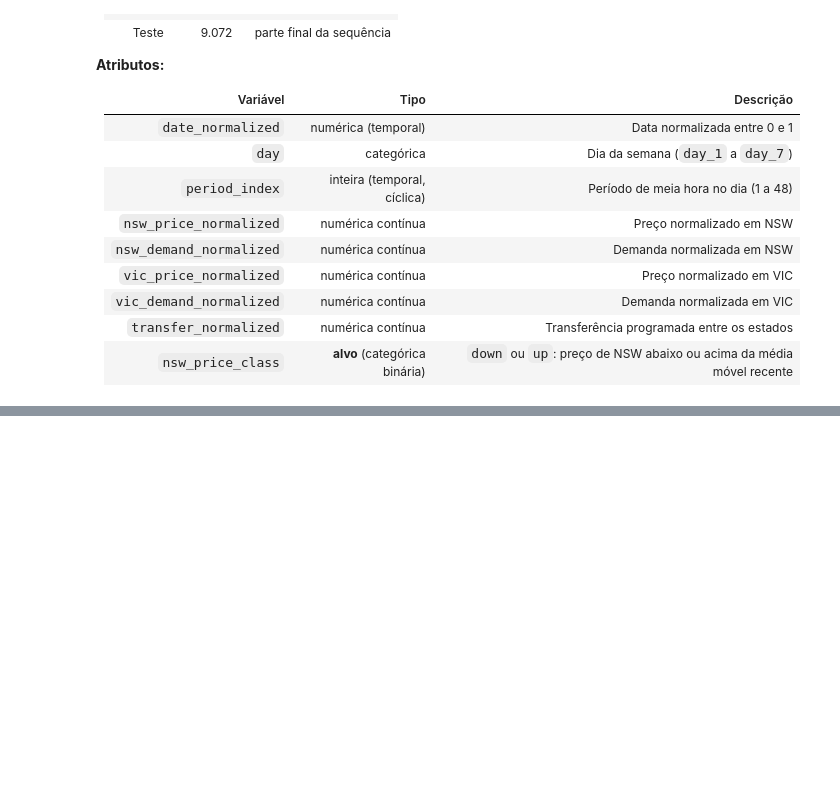
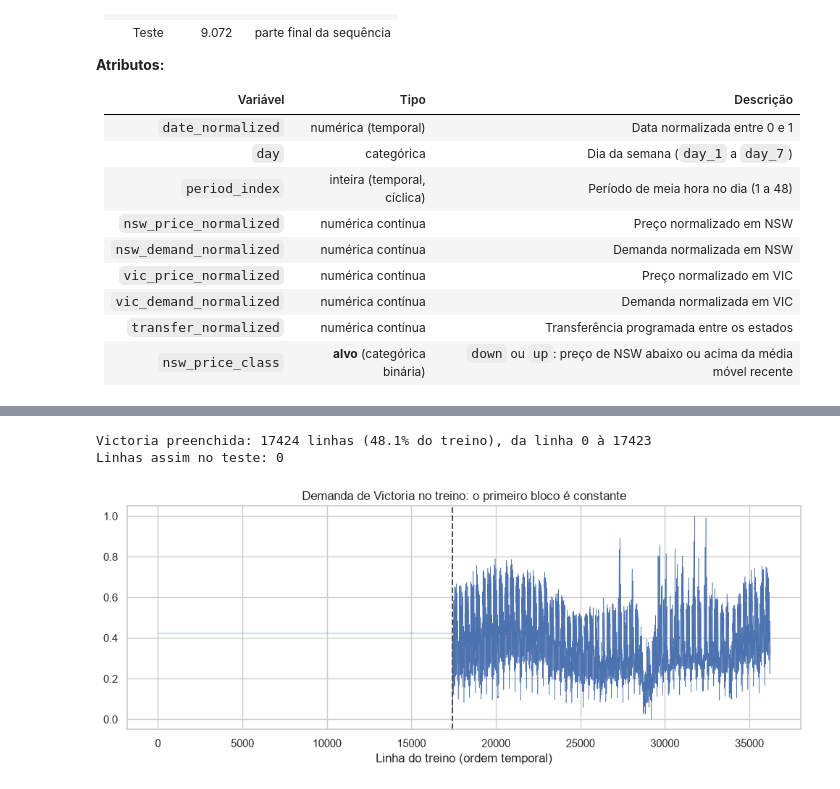
Before and after one commit to eshernandes/aprendizado-maquina-electricity, a Jupyter notebook: notebooks/electricity.ipynb, the cells around one changed output, grey strips where cells are left out. Drawn from its saved outputs; the diff is of its cells as text; code cells hidden in the pictures; blank space fills up the shorter version.

```diff
--- a/notebooks/electricity.ipynb
+++ b/notebooks/electricity.ipynb
@@ -54,0 +119,23 @@ VIC_COLS = ["vic_price_normalized", "vic_demand_normalized", "transfer_normalize
+# %%
+# Valores fixos que aparecem repetidos nas colunas de Victoria
+valores_preenchidos = train[VIC_COLS].mode().iloc[0]
+
+# True nas linhas em que as 3 colunas de Victoria têm o valor preenchido ao mesmo tempo
+linha_preenchida = (train[VIC_COLS] == valores_preenchidos).all(axis=1)
+posicoes_preenchidas = np.where(linha_preenchida)[0]
+ultima_linha_preenchida = posicoes_preenchidas.max()
+
+print(f"Victoria preenchida: {linha_preenchida.sum()} linhas ({linha_preenchida.mean():.1%} do treino), "
+      f"da linha {posicoes_preenchidas.min()} à {ultima_linha_preenchida}")
+print("Linhas assim no teste:", (test[VIC_COLS] == valores_preenchidos).all(axis=1).sum())
+
+# Evidência visual
+ax = train["vic_demand_normalized"].plot(figsize=(12, 4), linewidth=0.4,
+        title="Demanda de Victoria no treino: o primeiro bloco é constante")
+ax.axvline(ultima_linha_preenchida, color="0.3", linestyle="--")
+ax.set_xlabel("Linha do treino (ordem temporal)")
+plt.show()
+# %% [output]
+Victoria preenchida: 17424 linhas (48.1% do treino), da linha 0 à 17423
+Linhas assim no teste: 0
+[figure, added]
```
Also changed, not shown: parts of 7 cells of this notebook.
